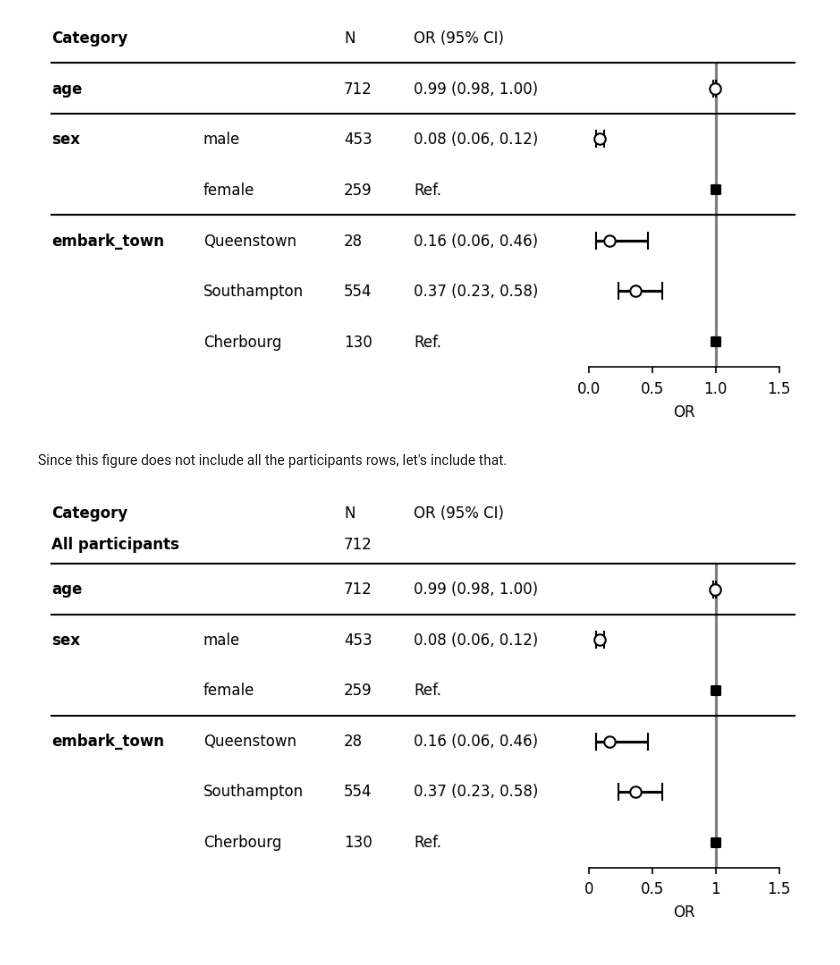
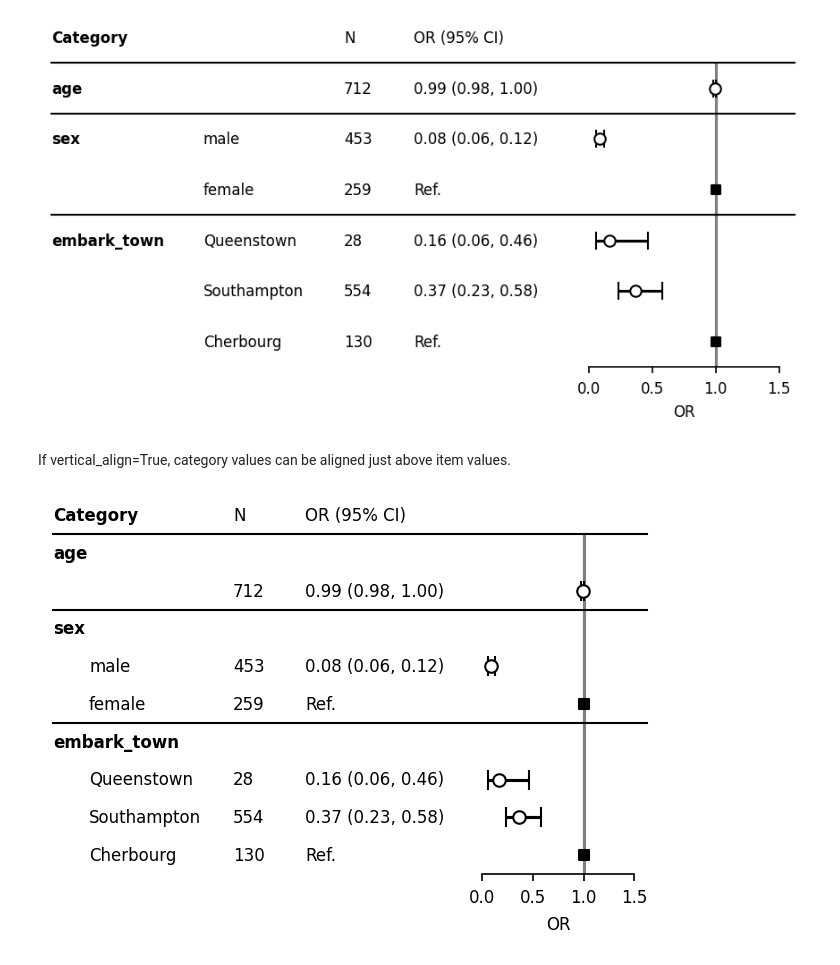
Before and after one commit to toshiakiasakura/myforestplot, a Jupyter notebook: docs_src/notebooks/1_quickstart.ipynb, the cells around one changed output. Saved outputs shown, nothing was run; the diff lists cells and outputs as text; code cells hidden in the pictures.

```diff
--- a/docs_src/notebooks/1_quickstart.ipynb
+++ b/docs_src/notebooks/1_quickstart.ipynb
@@ -113,36 +116,28 @@ fp.horizontal_variable_separators()
 plt.show()
 # %% [output]
 [figure]
-# %% [markdown]
-Since this figure does not include all the participants rows, let's include that.
-# %%
-fontsize = 8
-fp = mfp.BaseForestPlot(ratio=(8,3), dpi=150, figsize=(7,3), df=df)
-fp.errorbar(errorbar_kwds=None)
-fp.ax2.set_xlim([0, 1.5])
-fp.ax2.set_xticks([0, 0.5, 1, 1.5])
-fp.ax2.axvline(x=1, ymin=0, ymax=1.0, color="black", alpha=0.5)
-fp.ax2.set_xticks([0, 0.5, 1, 1.5])
-fp.ax2.set_xticklabels([0, 0.5, 1, 1.5], fontsize=fontsize)
-fp.ax2.set_xlabel("OR", fontsize=fontsize)
-
-fp.ax1.set_xlim([0.1, 1])
-y_header = 1.5
-fp.embed_strings("category", 0.1, header="Category", fontsize=fontsize,
-                 duplicate_hide=True,
-                 text_kwds=dict(fontweight="bold"),
-                 header_kwds=dict(fontweight="bold"),
-                 y_header=1.5
-                 )
-fp.ax1.text(0.10, 0.8, "All participants", fontweight="bold", fontsize=fontsize)
-fp.embed_strings("item", 0.36, header="", fontsize=fontsize, replace={"age":""},
-                 y_header=1.5)
-fp.embed_strings("nobs", 0.60, header="N", fontsize=fontsize,
-                 y_header=1.5)
-fp.ax1.text(0.60, 0.8, "712", fontsize=fontsize)
-fp.embed_strings("risk_pretty", 0.72, header="OR (95% CI)", fontsize=fontsize,
-                 y_header=1.5)
-fp.horizontal_variable_separators()
-plt.show()
-# %% [output]
-[figure, removed]
+# %% [markdown]
+If vertical_align=True, category values can be aligned
+just above item values.
+# %%
+plt.rcParams["font.size"] = 8
+fp = mfp.BaseForestPlot(ratio=(8,3), dpi=150, figsize=(5,3),
+                        df=df, vertical_align=True)
+fp.errorbar(errorbar_kwds=None)
+fp.ax2.set_xlim([0, 1.5])
+fp.ax2.set_xticks([0, 0.5, 1, 1.5])
+fp.ax2.set_xlabel("OR")
+fp.ax2.axvline(x=1, ymin=0, ymax=1.0, color="black", alpha=0.5)
+
+fp.ax1.set_xlim([0.30, 1])
+fp.embed_cate_strings("category", 0.30, header="Category",
+                 text_kwds=dict(fontweight="bold"),
+                 header_kwds=dict(fontweight="bold"),
+                 )
+fp.embed_strings("item", 0.36, header="", replace={"age":""})
+fp.embed_strings("nobs", 0.60, header="N")
+fp.embed_strings("risk_pretty", 0.72, header="OR (95% CI)")
+fp.horizontal_variable_separators()
+plt.show()
+# %% [output]
+[figure, added]
```
Also changed, not shown: parts of 7 cells of this notebook, 3 other files.
